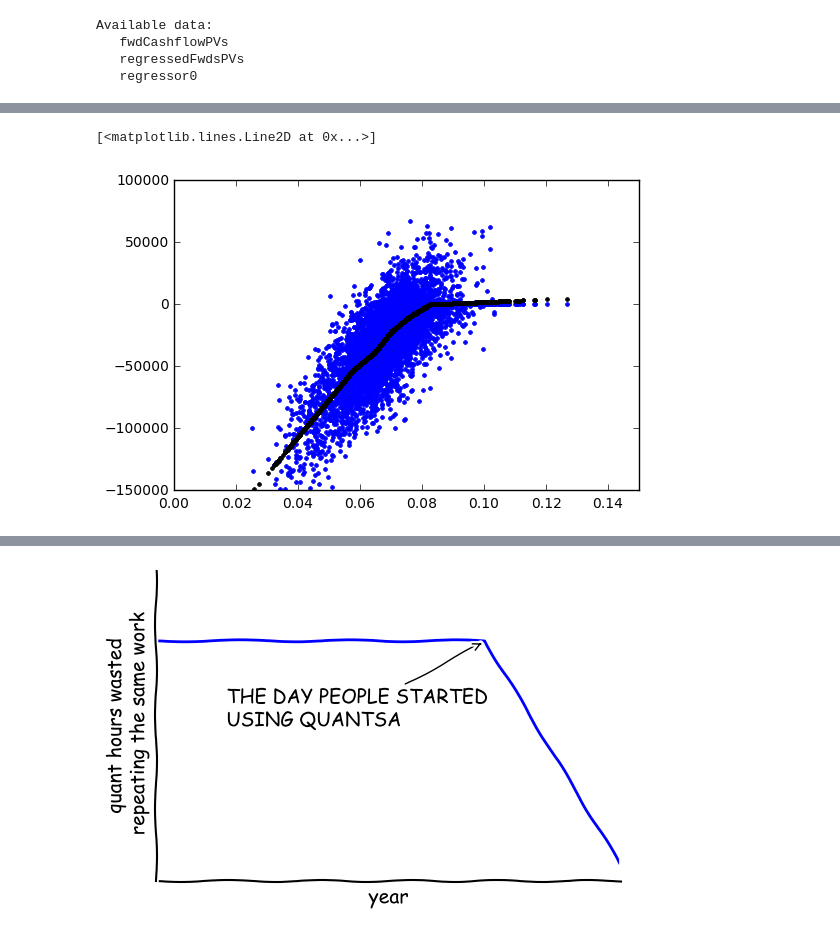
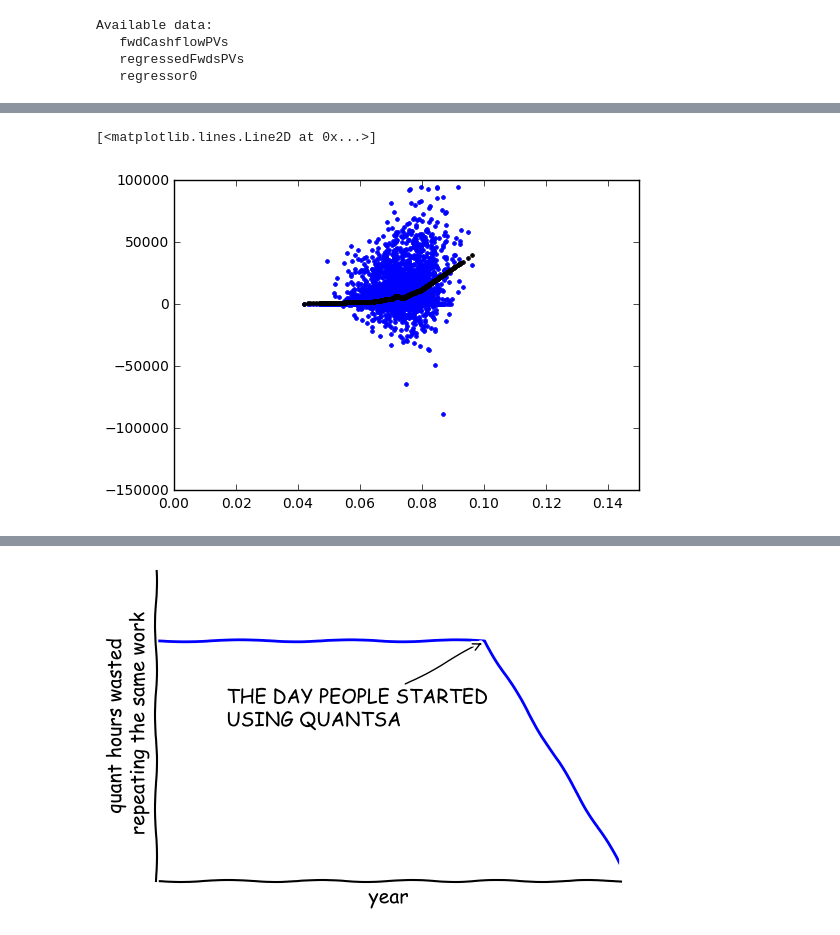
Before and after one commit to JamesLTaylor/QuantSA, a Jupyter notebook: Presentations/BridgingTheGap.ipynb, the cells around one changed output, grey strips where cells are left out. Drawn from its saved outputs; the diff is of its cells as text; code cells hidden in the pictures.

```diff
--- a/Presentations/BridgingTheGap.ipynb
+++ b/Presentations/BridgingTheGap.ipynb
@@ -398,7 +485,7 @@ valueDate = Date(2016, 9, 17)
 a = 0.05
 vol = 0.01
 flatCurveRate = 0.07
-hullWiteSim = HullWhite1F(a, vol, flatCurveRate, flatCurveRate, valueDate)
+hullWiteSim = HullWhite1F(Currency.ZAR, a, vol, flatCurveRate, flatCurveRate, valueDate)
 hullWiteSim.AddForecast(FloatingIndex.JIBAR3M)
 hwCoordinator = Coordinator(hullWiteSim, List[Simulator](), 5000)
 
@@ -497,7 +625,7 @@ exDates.Add(Date(2017, 9, 17))
 exDates.Add(Date(2018, 9, 17))
 exDates.Add(Date(2019, 9, 17))
 exDates.Add(Date(2020, 9, 17))
-bermudan = BermudanSwaption(swap, exDates, False)
+bermudan = BermudanSwaption(swap, exDates, True)
 
 # Get the simulated forward values and the regressors used to obtain them
 valuePaths = hwCoordinator.GetValuePaths([bermudan], valueDate, csDates)
@@ -507,12 +635,12 @@ regressedFwdsPVs = qsa.getnumpy(valuePaths.Get("regressedFwdsPVs"))
 # %%
 # Examine the values after optimal exercise rule is applied
 fig = plt.figure()
 ax = fig.add_subplot(1, 1, 1)
 ax.set_xlim([0, 0.15])
 ax.set_ylim([-150000, 100000])
-col = 70 # up to 181
+col = 20 # up to 181.
 plt.plot(regressor0[:,col], fwdCashflowPVs[:,col],'.')
 plt.plot(regressor0[:,col], regressedFwdsPVs[:,col],'k.')
 # %% [output]
 [<matplotlib.lines.Line2D at 0x...>]
-[figure, old version]
+[figure, new version]
```
Also changed, not shown: parts of 62 cells of this notebook.
